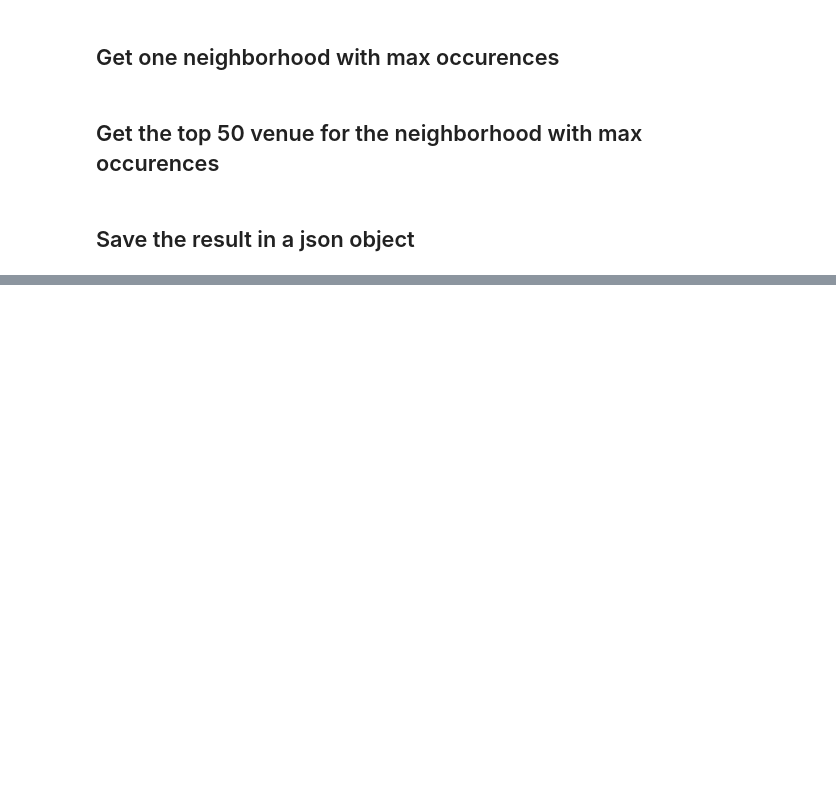
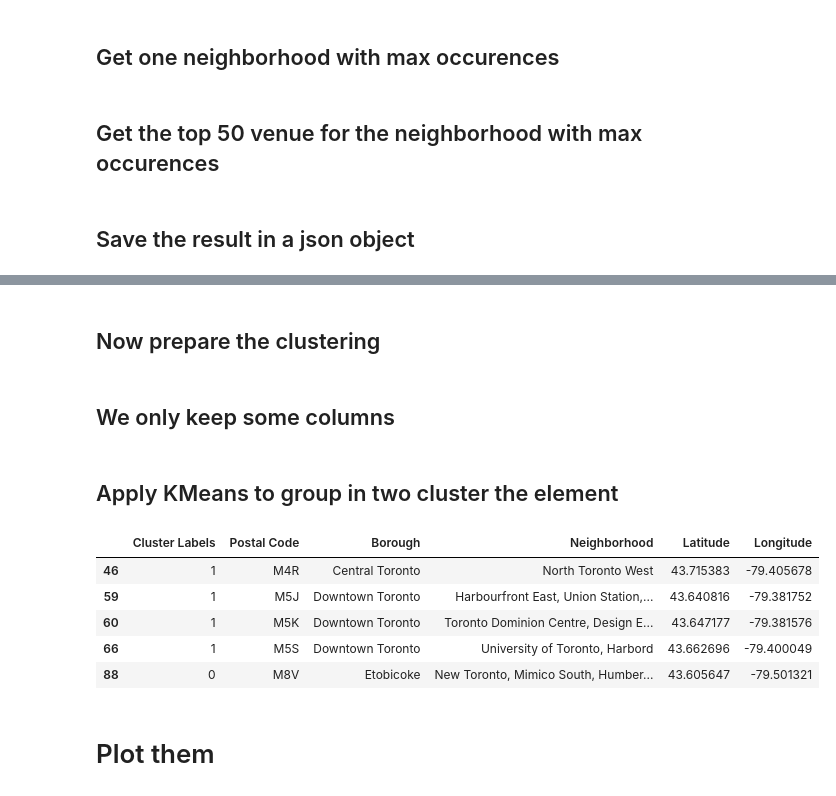
Before and after one commit to rpll94/Coursera_Capstone, a Jupyter notebook: main3.ipynb, the cells around one changed output, grey strips where cells are left out. Drawn from its saved outputs; the diff is of its cells as text; code cells hidden in the pictures; blank space fills up the shorter version.

```diff
--- a/main3.ipynb
+++ b/main3.ipynb
@@ -152,0 +256,3 @@ results = requests.get(url).json()
+# %%
+ngbr_toronto_cutted = ngbr_toronto[ngbr_toronto['Neighborhood'].str.contains('Toronto')]
+ngbr_toronto_cutted
@@ -152,0 +266,23 @@ results = requests.get(url).json()
+# %% [markdown]
+## Now prepare the clustering
+# %% [markdown]
+## We only keep some columns
+# %%
+ngbr_toronto_cutted_for_cluster = ngbr_toronto_cutted[['Latitude', 'Longitude']]
+# %% [markdown]
+## Apply KMeans to group in two cluster the element
+# %%
+from sklearn.cluster import KMeans
+
+kmeans = KMeans(n_clusters=2, random_state=0).fit(ngbr_toronto_cutted_for_cluster)
+ngbr_toronto_cutted.insert(0, 'Cluster Labels', kmeans.labels_)
+ngbr_toronto_cutted
+# %% [output]
+|  | Cluster Labels | Postal Code | Borough | Neighborhood | Latitude | Longitude |
+| 46 | 1 | M4R | Central Toronto | North Toronto West | 43.715383 | -79.405678 |
+| 59 | 1 | M5J | Downtown Toronto | Harbourfront East, Union Station,... | 43.640816 | -79.381752 |
+| 60 | 1 | M5K | Downtown Toronto | Toronto Dominion Centre, Design E... | 43.647177 | -79.381576 |
+| 66 | 1 | M5S | Downtown Toronto | University of Toronto, Harbord | 43.662696 | -79.400049 |
+| 88 | 0 | M8V | Etobicoke | New Toronto, Mimico South, Humber... | 43.605647 | -79.501321 |
+# %% [markdown]
+# Plot them
```
Also changed, not shown: parts of 17 cells of this notebook.
